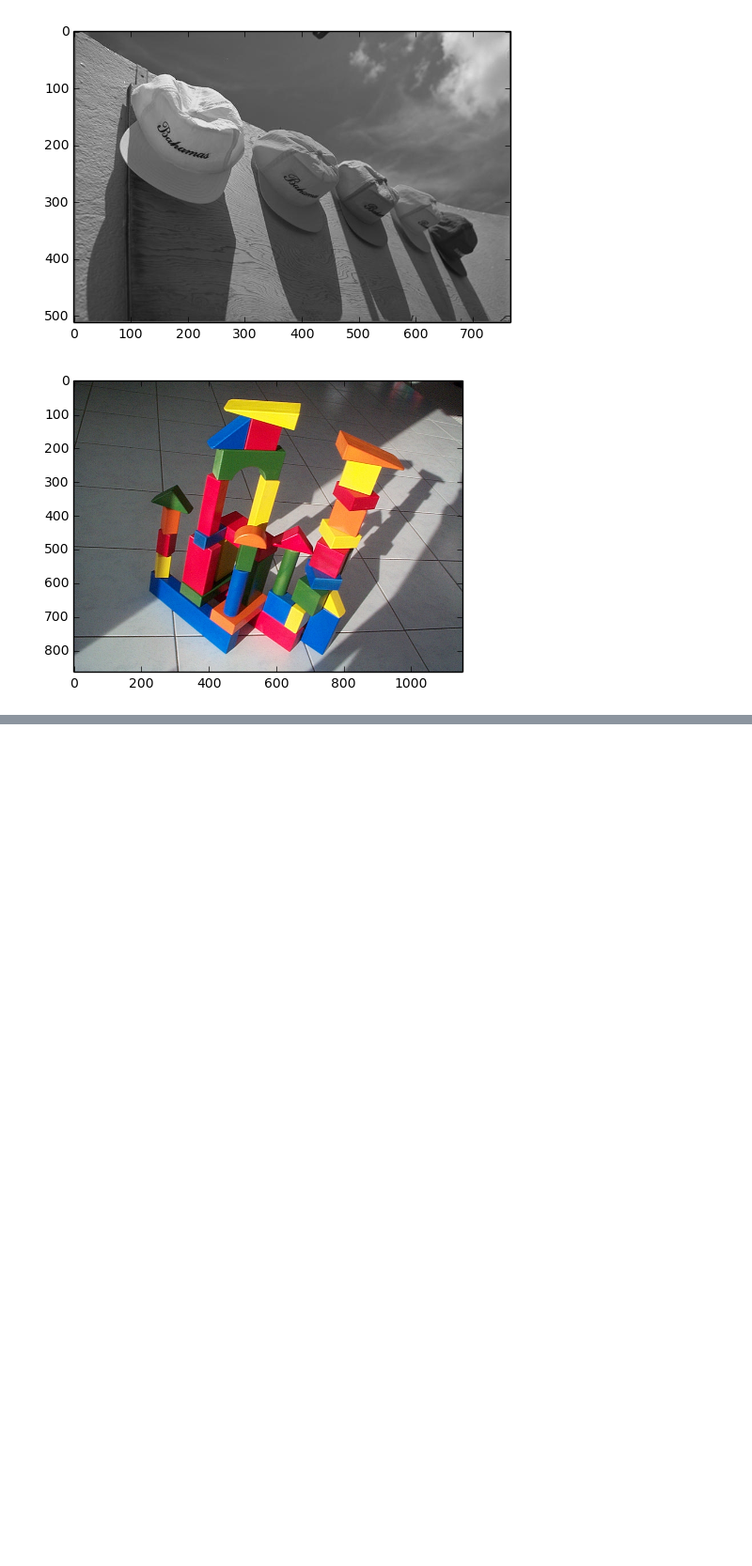
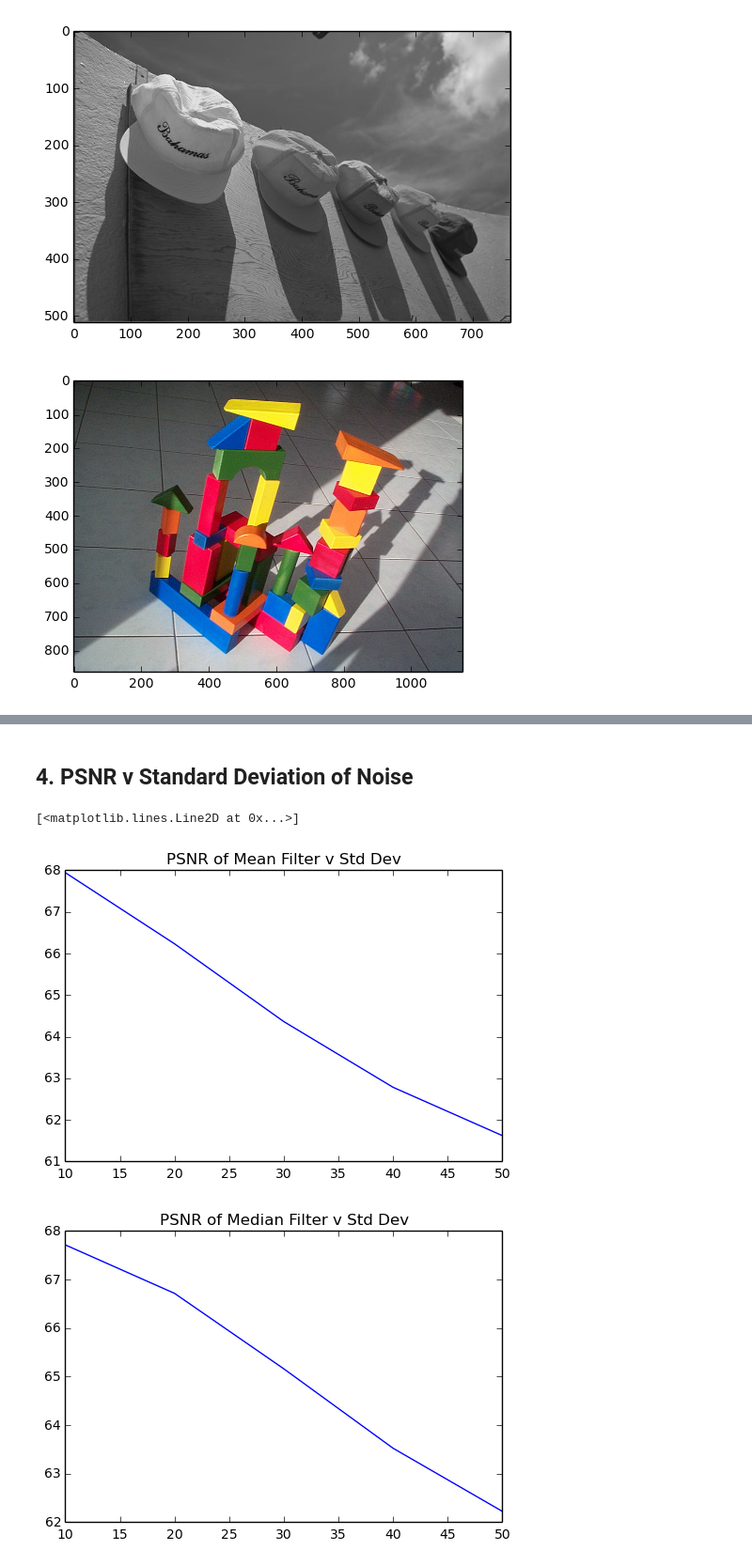
Before and after one commit to anirudt/ADIPCV-assignments, a Jupyter notebook: ADIPCV - A1.ipynb, the cells around one changed output, grey strips where cells are left out. Shown at 94% size. Cells and saved outputs as stored; diff of their text form; code cells hidden in the pictures; blank space fills up the shorter version.

```diff
--- a/ADIPCV - A1.ipynb
+++ b/ADIPCV - A1.ipynb
@@ -130,0 +136,30 @@ imshow(denoised_lego_img_median, cmap='gray')
+# %% [markdown]
+## 4. PSNR v Standard Deviation of Noise
+# %%
+def PSNR(I, K):
+    I_max = np.max(I.ravel())
+    MSE = np.linalg.norm(I - K) / (I.shape[0] * I.shape[1])
+    return 20*np.log10(I_max) - 10*np.log10(MSE)
+
+list_stddev = np.array([10, 20, 30, 40, 50])
+psnr_mean, psnr_median = np.zeros(5), np.zeros(5)
+
+for idx, stddev in enumerate(list_stddev):
+    noised_image_cap = noised_image(gray_cap_img, stddev)
+    denoised_cap_img_mean = mean_filter(noised_image_cap)
+    psnr_mean[idx] = PSNR(gray_cap_img, denoised_cap_img_mean)
+
+    denoised_cap_img_median = median_filter(noised_image_cap)
+    psnr_median[idx] = PSNR(gray_cap_img, denoised_cap_img_median)
+
+figure()
+title('PSNR of Mean Filter v Std Dev')
+plot(list_stddev, psnr_mean, linewidth=1)
+
+figure()
+title('PSNR of Median Filter v Std Dev')
+plot(list_stddev, psnr_median, linewidth=1)
+# %% [output]
+[<matplotlib.lines.Line2D at 0x...>]
+[figure, added]
+[figure, added]
```
Also changed, not shown: parts of 13 cells of this notebook.
